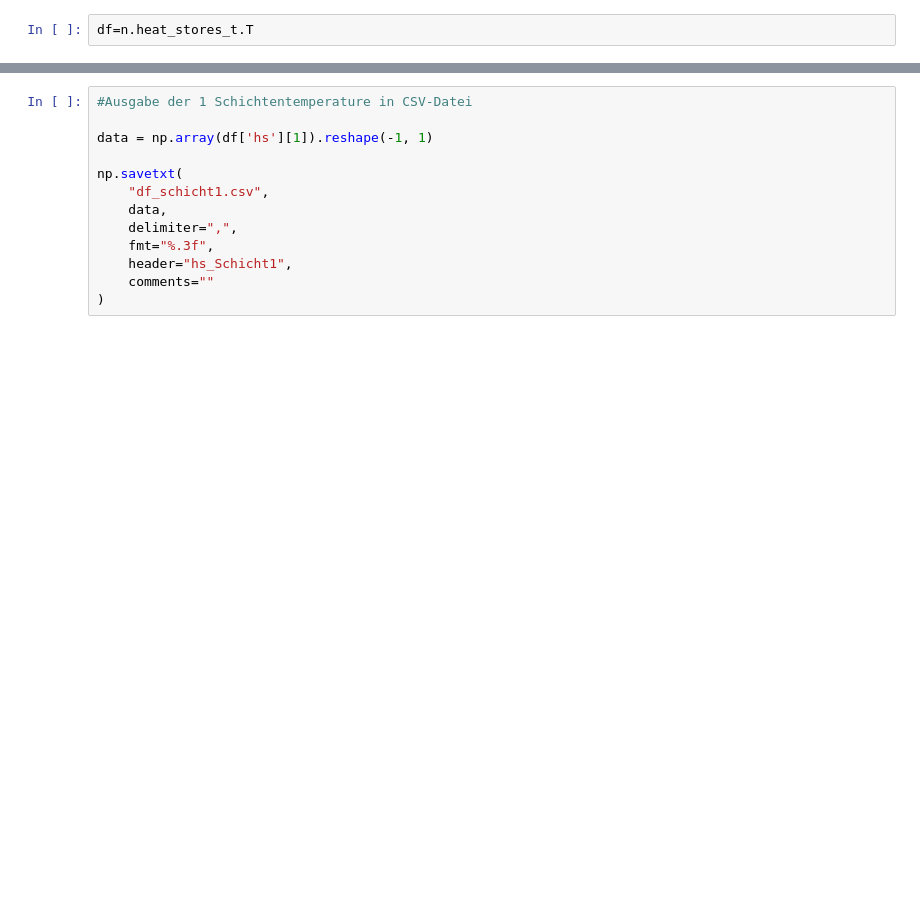
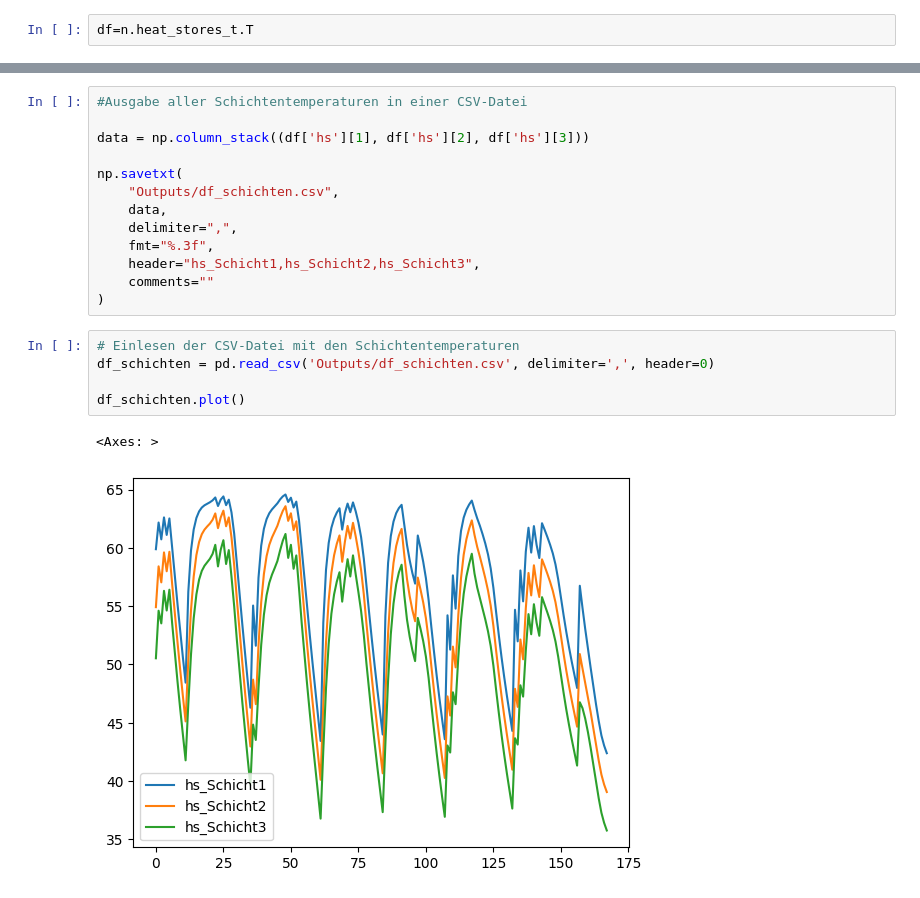
Before and after one commit to choffma8/masterprojektWaermespeicher, a Jupyter notebook: modellierungKonstanterVolumenspeicher.ipynb, the cells around one changed output, grey strips where cells are left out. Drawn from its saved outputs; the diff is of its cells as text; blank space fills up the shorter version.

Commit message:
Hauptdatei etwas aufgeräumt; Outputs für verschiedene Overlaps erstellt; csv2plot erstellt, um CSV-Daten einzulesen und als vergleichbare Plots zu speichern.

```diff
--- a/modellierungKonstanterVolumenspeicher.ipynb
+++ b/modellierungKonstanterVolumenspeicher.ipynb
@@ -320,13 +311,21 @@ n.heat_stores_t.T.plot()
 # %%
-#Ausgabe der 1 Schichtentemperature in CSV-Datei
+#Ausgabe aller Schichtentemperaturen in einer CSV-Datei
 
-data = np.array(df['hs'][1]).reshape(-1, 1)
+data = np.column_stack((df['hs'][1], df['hs'][2], df['hs'][3]))
 
 np.savetxt(
-    "df_schicht1.csv",
+    "Outputs/df_schichten.csv",
     data,
     delimiter=",",
     fmt="%.3f",
-    header="hs_Schicht1",
+    header="hs_Schicht1,hs_Schicht2,hs_Schicht3",
     comments=""
 )
+# %%
+# Einlesen der CSV-Datei mit den Schichtentemperaturen
+df_schichten = pd.read_csv('Outputs/df_schichten.csv', delimiter=',', header=0)
+
+df_schichten.plot()
+# %% [output]
+<Axes: >
+[figure, added]
```
Also changed, not shown: parts of 5 cells of this notebook, 11 other files.
